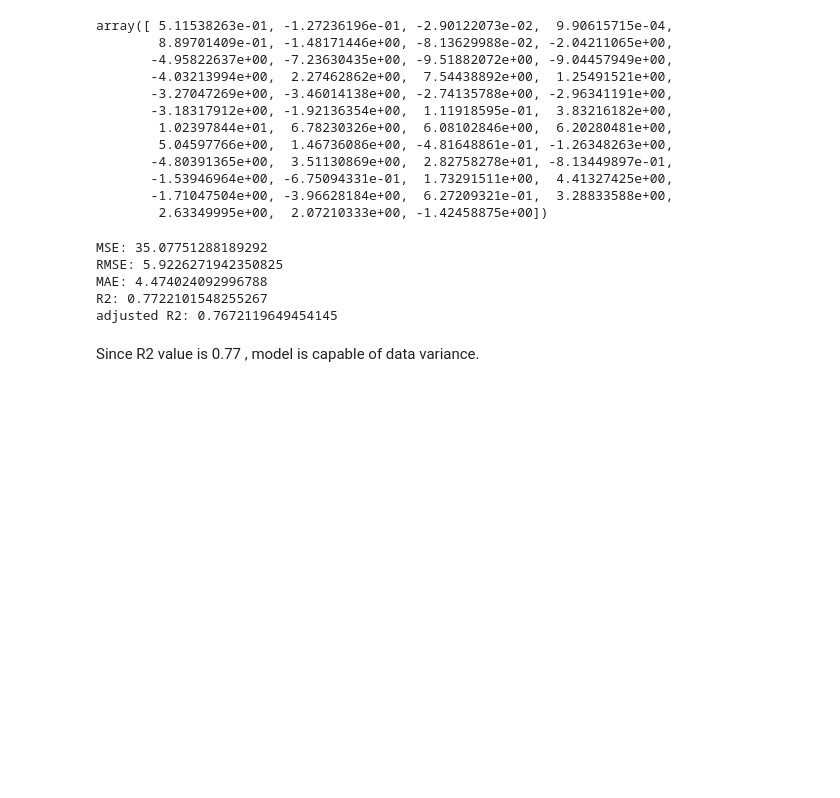
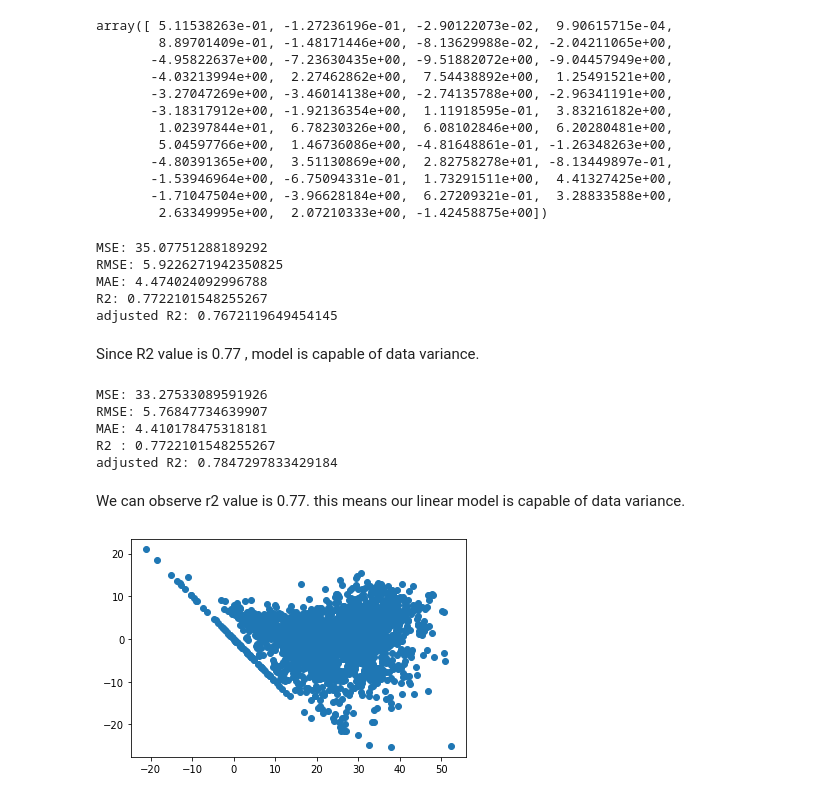
Before and after one commit to Meghanah97/Individual_project_bike_sharing_demand_prediction, a Jupyter notebook: Bike_Sharing_Demand_Prediction_Capstone_Project.ipynb, the cells around one changed output. Drawn from its saved outputs; the diff is of its cells as text; code cells hidden in the pictures; blank space fills up the shorter version.

```diff
--- a/Bike_Sharing_Demand_Prediction_Capstone_Project.ipynb
+++ b/Bike_Sharing_Demand_Prediction_Capstone_Project.ipynb
@@ -906,0 +918,22 @@ Since R2 value is 0.77 , model is capable of data variance.
+# %%
+#import packages
+from sklearn.metrics import mean_squared_error
+MSE_lr=mean_squared_error(y_test,Y_pred_test)
+print("MSE:",MSE_lr)
+RMSE_lr=np.sqrt(MSE_lr)
+print("RMSE:",RMSE_lr)
+MAE_lr=mean_absolute_error(y_test,Y_pred_test)
+print("MAE:",MAE_lr)
+
+from sklearn.metrics import r2_score
+print("R2 :",r2_lr)
+adjusted_R2_lr=(1-(1-r2_score((y_test),(Y_pred_test)))*((X_test.shape[0]-1)/(X_test.shape[0]-X_test.shape[1]-1)))
+print("adjusted R2:",adjusted_R2_lr)
+# %% [output]
+MSE: 33.27533089591926
+RMSE: 5.76847734639907
+MAE: 4.410178475318181
+R2 : 0.7722101548255267
+adjusted R2: 0.7847297833429184
+# %% [markdown]
+We can observe r2 value is 0.77. this means our linear model is capable of data variance.
@@ -906,0 +950,5 @@ Since R2 value is 0.77 , model is capable of data variance.
+# %%
+#checking for heteroscadacity
+plt.scatter((Y_pred_test),(y_test)-(Y_pred_test));
+# %% [output]
+[figure, added]
```
Also changed, not shown: parts of 22 cells of this notebook.
